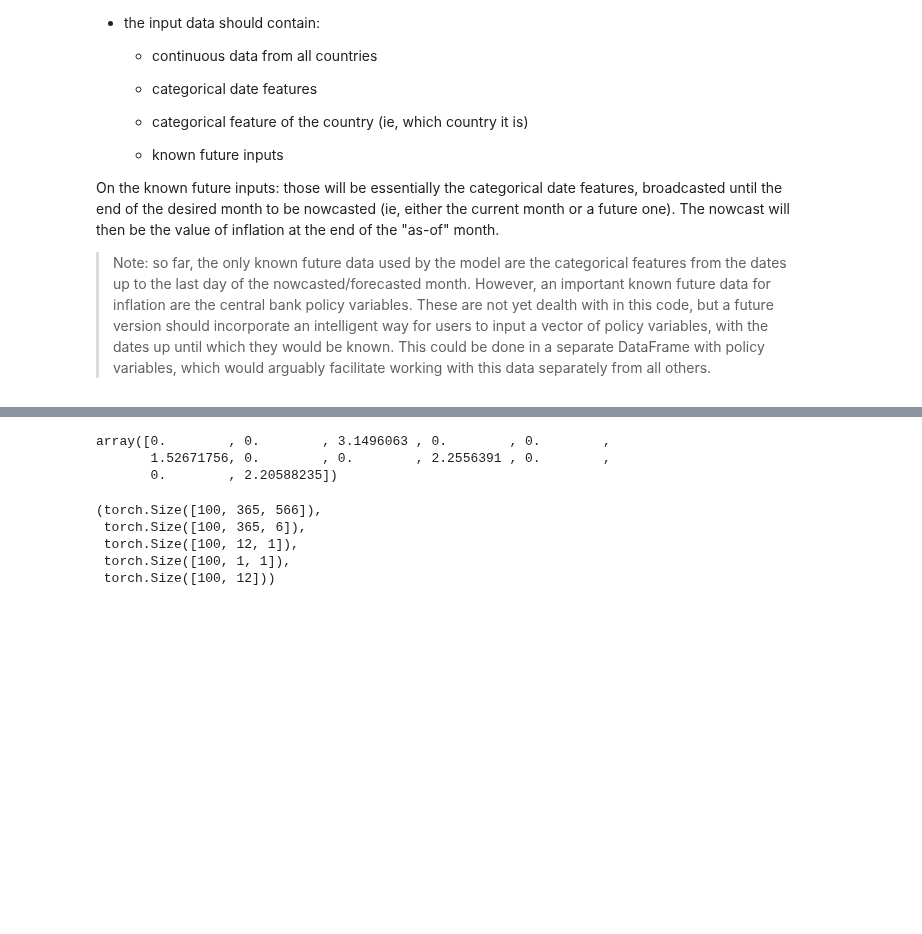
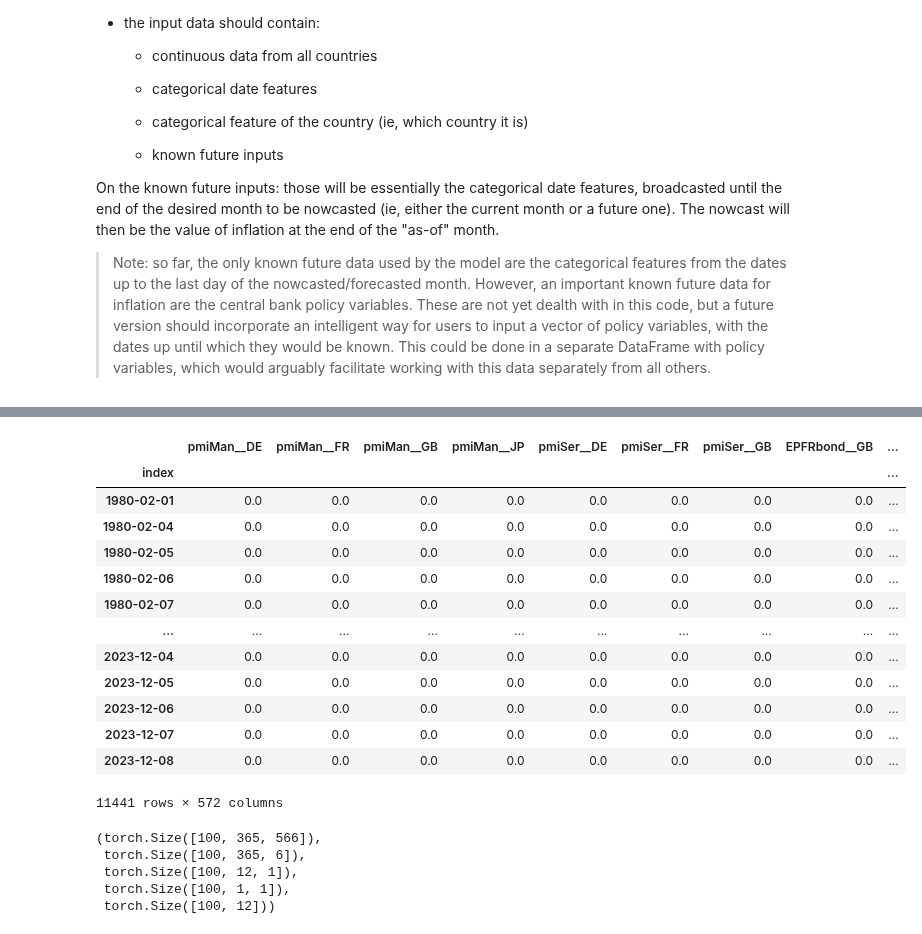
Before and after one commit to dkgaraujo/TemporalFusionTransformers, a Jupyter notebook: temporal_fusion_transformers.ipynb, the cells around one changed output, grey strips where cells are left out. Drawn from its saved outputs; the diff is of its cells as text; code cells hidden in the pictures; blank space fills up the shorter version.

```diff
--- a/temporal_fusion_transformers.ipynb
+++ b/temporal_fusion_transformers.ipynb
@@ -72,7 +78,7 @@ This is a panel dataset. In addition to the time dimension, it can contain any n
 # %%
 #| warning: false
 
-df_all = pd.read_csv("data/nowcast_dataset_complete_Dec-08-2023.csv")
+df_all = pd.read_csv("../data/nowcast_dataset_complete_Dec-08-2023.csv")
 df_all['index'] = pd.to_datetime(df_all['index'])
 # %% [markdown]
 ## Prepare data
@@ -387,9 +395,20 @@ data = NowcastingData(
-# %%
-y
-# %% [output]
-array([0.        , 0.        , 3.1496063 , 0.        , 0.        ,
-       1.52671756, 0.        , 0.        , 2.2556391 , 0.        ,
-       0.        , 2.20588235])
+# %%
+data.df_daily_input
+# %% [output]
+|  | pmiMan__DE | pmiMan__FR | pmiMan__GB | pmiMan__JP | pmiSer__DE | pmiSer__FR | pmiSer__GB | EPFRbond__GB | ... |
+| index |  |  |  |  |  |  |  |  | ... |
+| 1980-02-01 | 0.0 | 0.0 | 0.0 | 0.0 | 0.0 | 0.0 | 0.0 | 0.0 | ... |
+| 1980-02-04 | 0.0 | 0.0 | 0.0 | 0.0 | 0.0 | 0.0 | 0.0 | 0.0 | ... |
+| 1980-02-05 | 0.0 | 0.0 | 0.0 | 0.0 | 0.0 | 0.0 | 0.0 | 0.0 | ... |
+| 1980-02-06 | 0.0 | 0.0 | 0.0 | 0.0 | 0.0 | 0.0 | 0.0 | 0.0 | ... |
+| 1980-02-07 | 0.0 | 0.0 | 0.0 | 0.0 | 0.0 | 0.0 | 0.0 | 0.0 | ... |
+| ... | ... | ... | ... | ... | ... | ... | ... | ... | ... |
+| 2023-12-04 | 0.0 | 0.0 | 0.0 | 0.0 | 0.0 | 0.0 | 0.0 | 0.0 | ... |
+| 2023-12-05 | 0.0 | 0.0 | 0.0 | 0.0 | 0.0 | 0.0 | 0.0 | 0.0 | ... |
+| 2023-12-06 | 0.0 | 0.0 | 0.0 | 0.0 | 0.0 | 0.0 | 0.0 | 0.0 | ... |
+| 2023-12-07 | 0.0 | 0.0 | 0.0 | 0.0 | 0.0 | 0.0 | 0.0 | 0.0 | ... |
+| 2023-12-08 | 0.0 | 0.0 | 0.0 | 0.0 | 0.0 | 0.0 | 0.0 | 0.0 | ... |
+11441 rows × 572 columns
 # %%
 [X_cont_hist, X_cat_hist, X_cat_fut, X_cat_stat], y = next(iter(DataLoader(data, batch_size=100, shuffle=True)))
 # %%
```
Also changed, not shown: parts of 18 cells of this notebook.
